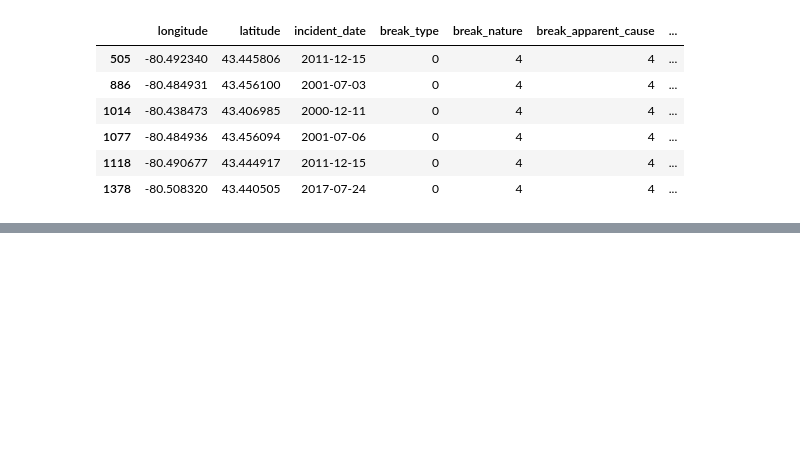
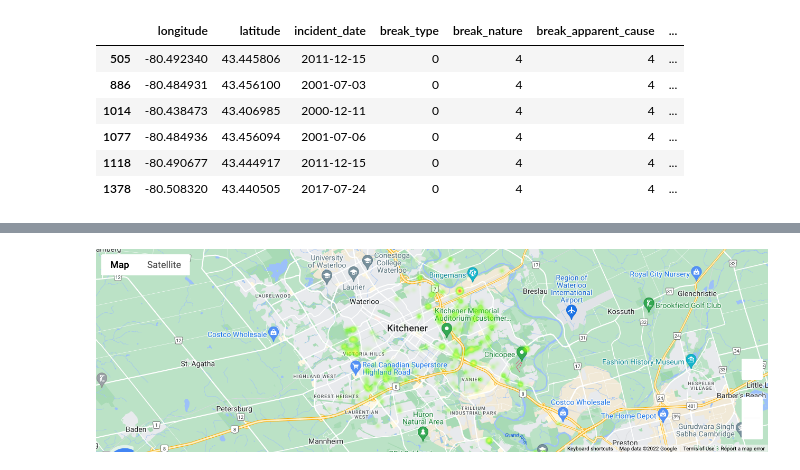
Before and after one commit to js3lliott/water-main-break-prediction-KW, a Jupyter notebook: nbs/04_baseline_model.ipynb, the cells around one changed output, grey strips where cells are left out. Drawn from its saved outputs; the diff is of its cells as text; code cells hidden in the pictures; blank space fills up the shorter version.

```diff
--- a/nbs/04_baseline_model.ipynb
+++ b/nbs/04_baseline_model.ipynb
@@ -181,0 +237,5 @@ fig.show(renderer='notebook_connected')
+# %%
+from IPython.display import Image
+Image(filename='../data/predictions_map.png')
+# %% [output]
+[figure, added]
```
Also changed, not shown: parts of 24 cells of this notebook, 1 other file.
